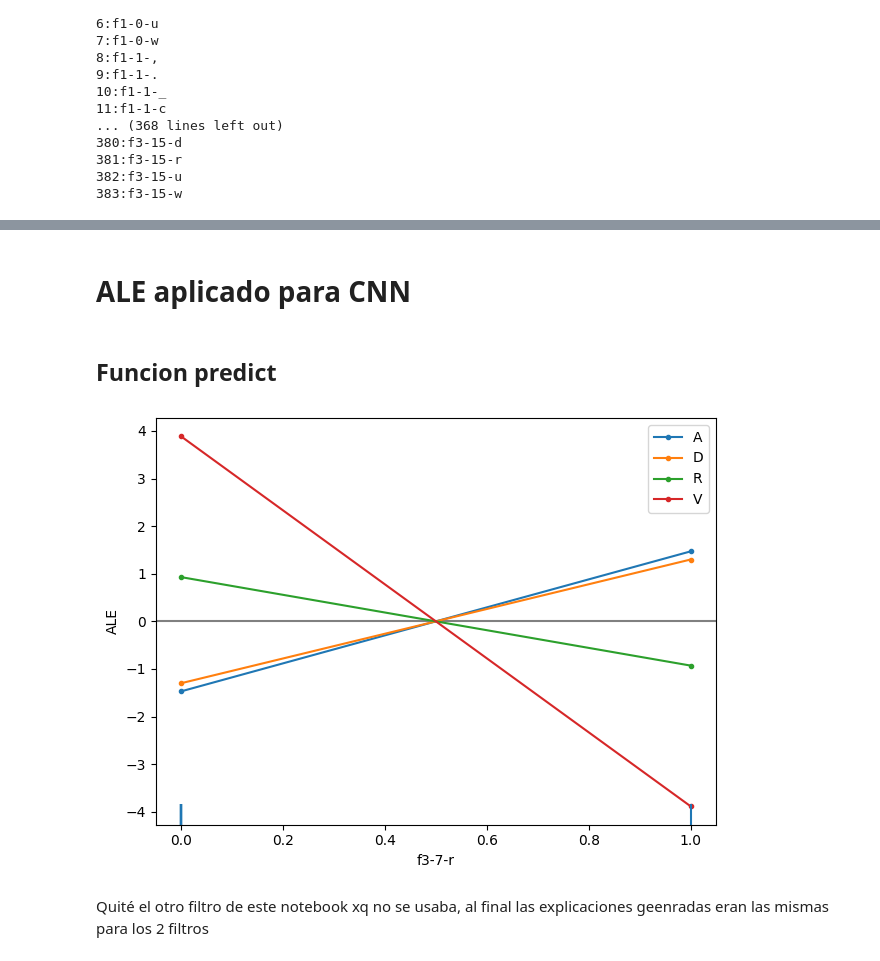
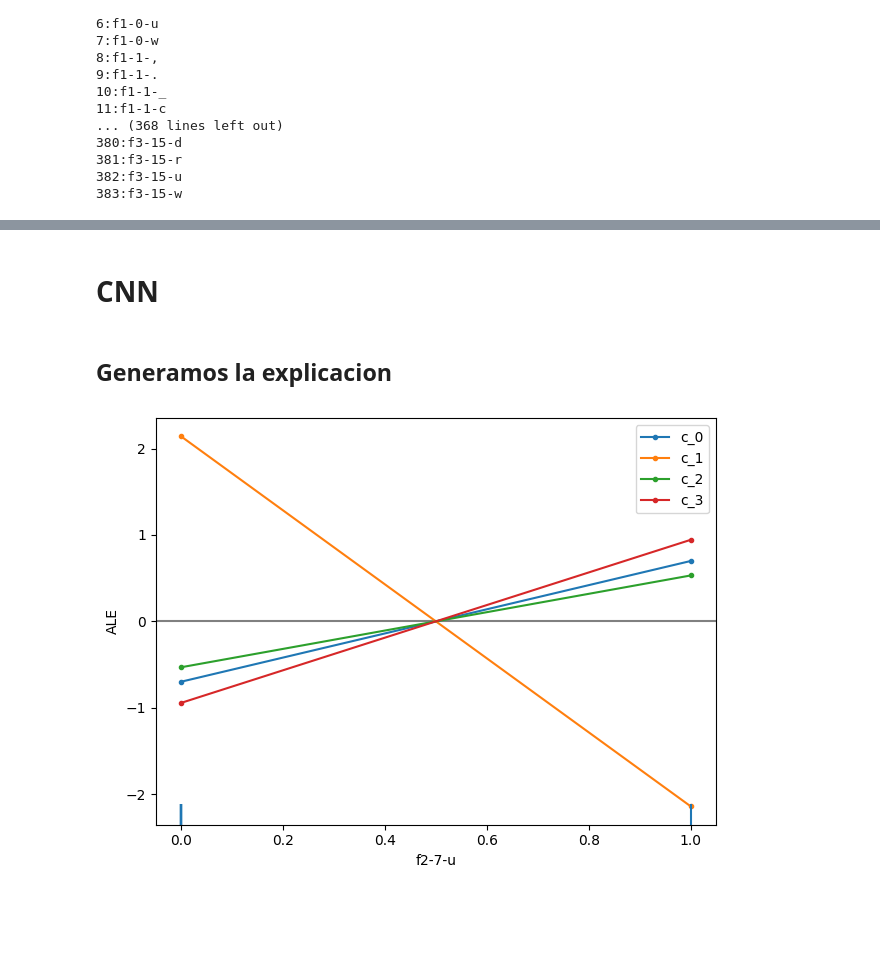
Before and after one commit to FranciscoMorenoB/TFG-XAI-CONCURRENCIA, a Jupyter notebook: Notebooks-Modificados/ALE.ipynb, the cells around one changed output, grey strips where cells are left out. Saved outputs shown, nothing was run; the diff lists cells and outputs as text; code cells hidden in the pictures; blank space fills up the shorter version.

```diff
--- a/Notebooks-Modificados/ALE.ipynb
+++ b/Notebooks-Modificados/ALE.ipynb
@@ -53,5 +71,0 @@ best_cnn_model.load_state_dict(torch.load('./bestmodels/best_CNN_model_' + exper
-# %%
-feature_names_mapped = [
-    data.feature_names_one_hotted[i] if i < len(data.feature_names_one_hotted) else f"feature_{i}"
-    for i in range(384)
-]
@@ -132,49 +115,24 @@ Las predicciones entre ambos filtros no son nada diferentes, al analizar ALE las
 # %% [markdown]
-# ALE aplicado para CNN
+# CNN
-# %% [markdown]
-## Funcion predict
-# %%
-#  realiza la predicción sobre un conjunto de datos
-def predict_fn_SHAP_CNN(x_train):
-    best_cnn_model.eval()  # Establecer el modelo en modo evaluación (sin entrenamiento)
-
-
-    x = data.to_conv_format(x_train)  # Convertir a la forma LSTM
-
-    # Realizar la predicción y retornar los resultados sin los gradientes
-    #Esto es importante porque durante la predicción, no necesitas actualizar los pesos del modelo (solo estás haciendo inferencia), por lo que puedes desactivar el cálculo de gradientes para ahorrar memoria y hacer que el proceso sea más rápido.
-    with torch.no_grad():
-        output = best_cnn_model(x[0], x[1], x[2])  # Pasar las tres secuencias al modelo LSTM
-        return output.detach().cpu().numpy()  # Separar del grafo de gradientes y convertir a numpy (que es el formato que SHAP espera.)
+# %% [markdown]
+## Generamos la explicacion
 # %%
 #%pip install alibi
 
 from alibi.explainers import ALE, plot_ale
 import matplotlib.pyplot as plt
 
 # Definir el explainer ALE
 ale_explainer_cnn = ALE(predictor=predict_fn_SHAP_CNN, feature_names=feature_names_mapped)
 
 # Características clave para LSTM
-features_cnn = [200]  # Indices correspondientes a las caracteristicas que queramos analizar
-#355, 320, 272, 152
+features_cnn = [190]  # Indices correspondientes a las caracteristicas que queramos analizar
+
 # Generar la explicación para características seleccionadas
 ale_cnn = ale_explainer_cnn.explain(x_test, features=features_cnn)
 
-fig = plot_ale(ale_lstm)
-
-nombres_clases = ["A", "D", "R", "V"]
-
-# Cambiar las etiquetas de la leyenda
-legend = fig[0, 0].get_legend()  # Access the first Axes object in the array
-if legend:
-    for i, text in enumerate(legend.get_texts()):
-        text.set_text(nombres_clases[i])
-
-# Mostrar gráfico actualizado
-plt.tight_layout()
+# Mostrar la explicación
+plot_ale(ale_cnn)
 plt.show()
 # %% [output]
-[figure, old version]
+[figure, new version]
-# %% [markdown]
-Quité el otro filtro de este notebook xq no se usaba, al final las explicaciones geenradas eran las mismas para los 2 filtros
```
Also changed, not shown: parts of 13 cells of this notebook.
